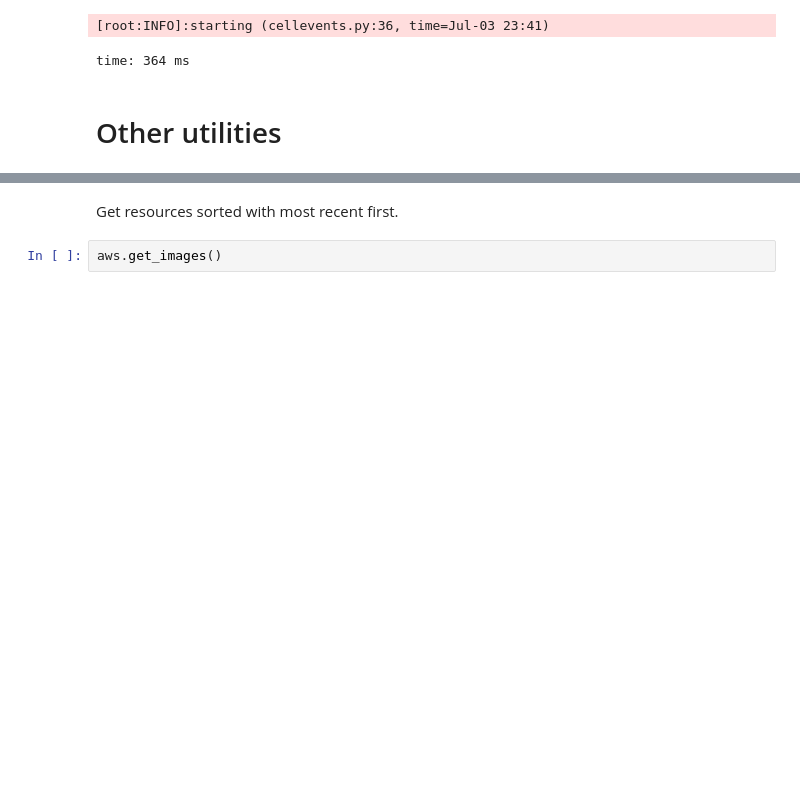
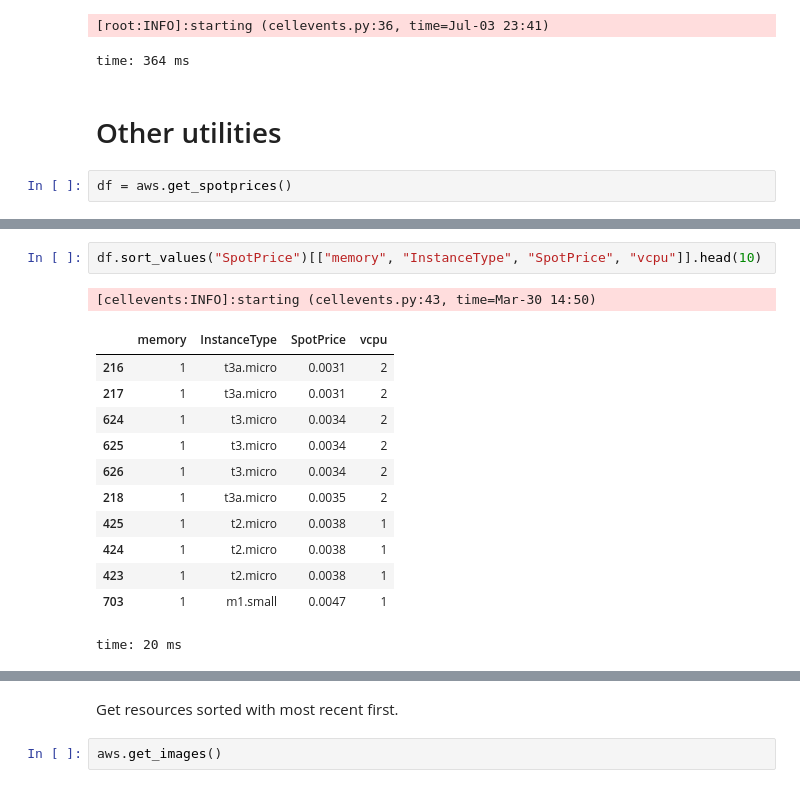
Before and after one commit to simonm3/aws2, a Jupyter notebook: docs/readme.ipynb, the cells around one changed output, grey strips where cells are left out. Drawn from its saved outputs; the diff is of its cells as text; blank space fills up the shorter version.

```diff
--- a/readme.ipynb
+++ b/docs/readme.ipynb
@@ -126,3 +92,5 @@ i.terminate()
 time: 364 ms
 # %% [markdown]
 # Other utilities
+# %%
+df = aws.get_spotprices()
@@ -128,0 +101,16 @@ time: 364 ms
+# %%
+df.sort_values("SpotPrice")[["memory", "InstanceType", "SpotPrice", "vcpu"]].head(10)
+# %% [output]
+[cellevents:INFO]:starting (cellevents.py:43, time=Mar-30 14:50)
+|  | memory | InstanceType | SpotPrice | vcpu |
+| 216 | 1 | t3a.micro | 0.0031 | 2 |
+| 217 | 1 | t3a.micro | 0.0031 | 2 |
+| 624 | 1 | t3.micro | 0.0034 | 2 |
+| 625 | 1 | t3.micro | 0.0034 | 2 |
+| 626 | 1 | t3.micro | 0.0034 | 2 |
+| 218 | 1 | t3a.micro | 0.0035 | 2 |
+| 425 | 1 | t2.micro | 0.0038 | 1 |
+| 424 | 1 | t2.micro | 0.0038 | 1 |
+| 423 | 1 | t2.micro | 0.0038 | 1 |
+| 703 | 1 | m1.small | 0.0047 | 1 |
+time: 20 ms
```
Also changed, not shown: parts of 14 cells of this notebook, 21 other files.
